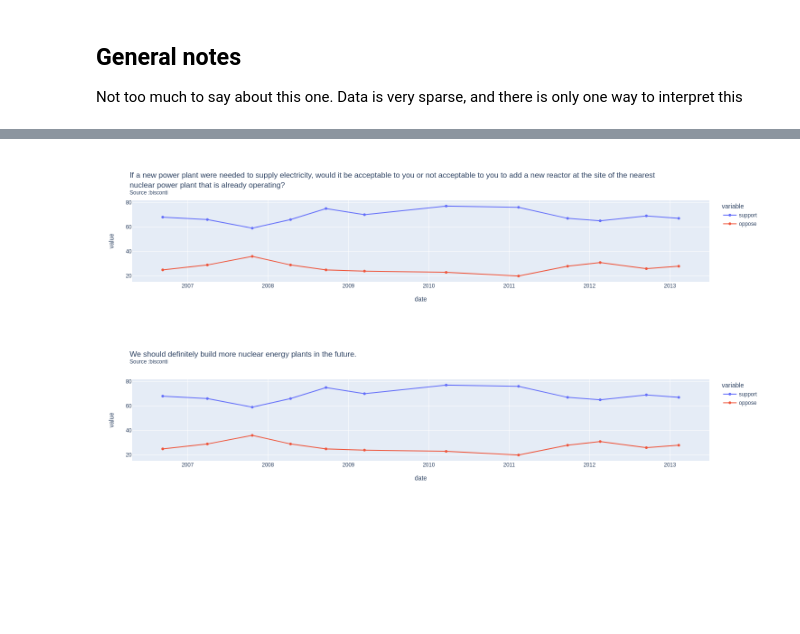
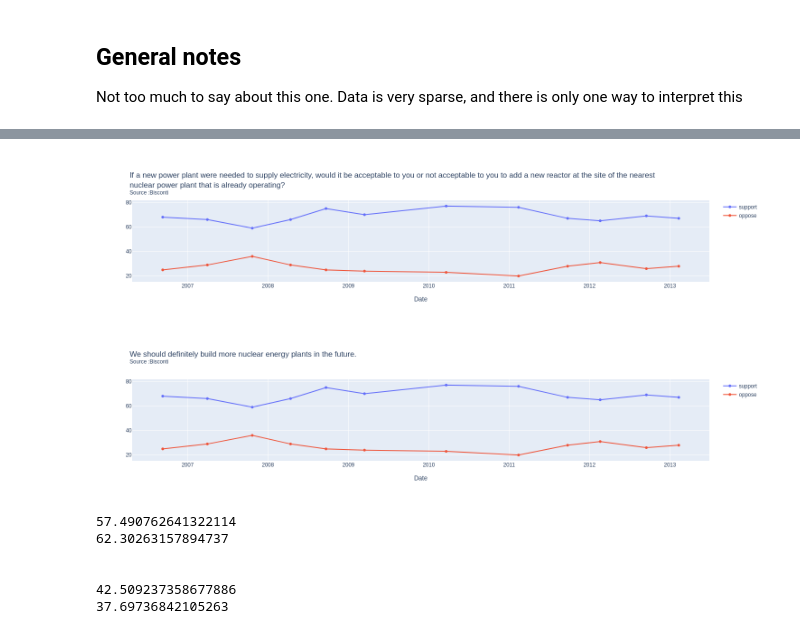
Before and after one commit to ekirchman/Capstone-notebooks, a Jupyter notebook: Gupta.ipynb, the cells around one changed output, grey strips where cells are left out. Saved outputs shown, nothing was run; the diff lists cells and outputs as text; code cells hidden in the pictures; blank space fills up the shorter version.

```diff
--- a/Gupta.ipynb
+++ b/Gupta.ipynb
@@ -80,21 +178,47 @@ fig.show()
 # %%
 s4 = r"If a new power plant were needed to supply electricity, would it be acceptable to you or not acceptable to you to add a new reactor at the site of the nearest nuclear power plant that is already operating?"
 s4_short = """If a new power plant were needed to supply electricity, would it be acceptable to you or not acceptable to you to add a new reactor at the site of the nearest<br>nuclear power plant that is already operating?"""
 df8 = df_date[df_date['question'].str.contains(s4)]
 df8 = df8.sort_values(by=['date'])
-source = df8['firm'].iloc[0]
+source = df8['firm'].iloc[0].title()
 title = s4_short + "<br><sup>Source :" + source + "<sup>"
 fig = px.line(df8, x="date", y=["support", "oppose"], title=title, markers=True)
+fig.update_layout(yaxis_title="", xaxis_title="Date", legend_title="")
 fig.show()
 # %% [output]
-[figure, old version]
+[figure, new version]
 # %%
 s5 = "We should definitely build more nuclear energy plants in the future."
 df9 = df_date[df_date['question'].str.contains(s4)]
 df9 = df9.sort_values(by=['date'])
-source = df9['firm'].iloc[0]
+source = df9['firm'].iloc[0].title()
 title = s5 + "<br><sup>Source :" + source + "<sup>"
 fig = px.line(df9, x="date", y=["support", "oppose"], title=title, markers=True)
+fig.update_layout(yaxis_title="", xaxis_title="Date", legend_title="")
 fig.show()
 # %% [output]
-[figure, old version]
+[figure, new version]
+# %%
+# resultdf
+# resultdf2
+# df6
+# df9
+import numpy as np
+
+mean_df = pd.concat([resultdf, resultdf2, df6, df9], ignore_index=True)
+
+mean_support = [calc_percentage(row['support'], row['total']) for idx, row in mean_df.iterrows()]
+
+print(np.mean(mean_support))
+print(np.median(mean_support))
+print('\n')
+
+print(100 - np.mean(mean_support))
+print(100 - np.median(mean_support))
+# %% [output]
+57.490762641322114
+62.30263157894737
+
+
+42.509237358677886
+37.69736842105263
```
Also changed, not shown: parts of 6 cells of this notebook, 2 other files.
